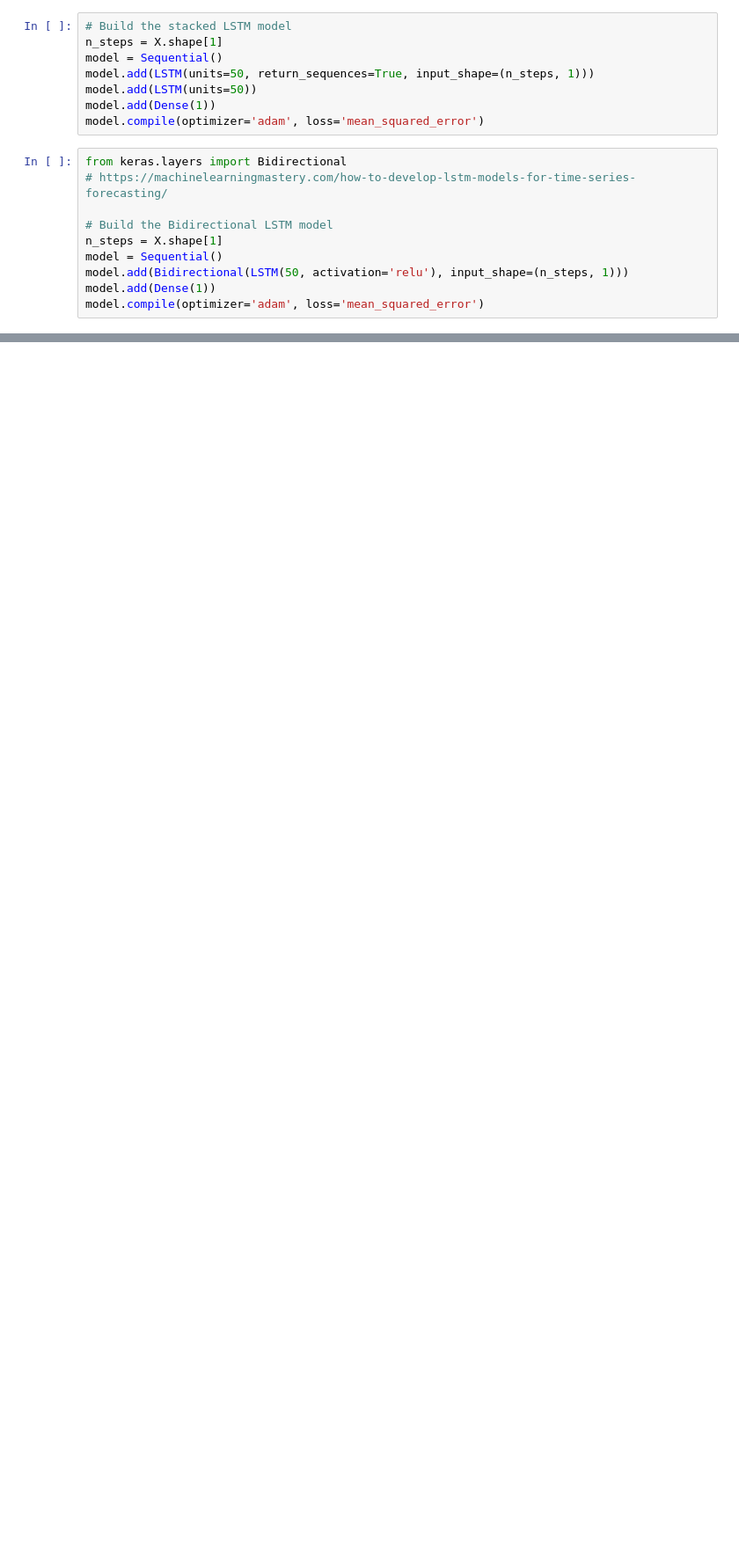
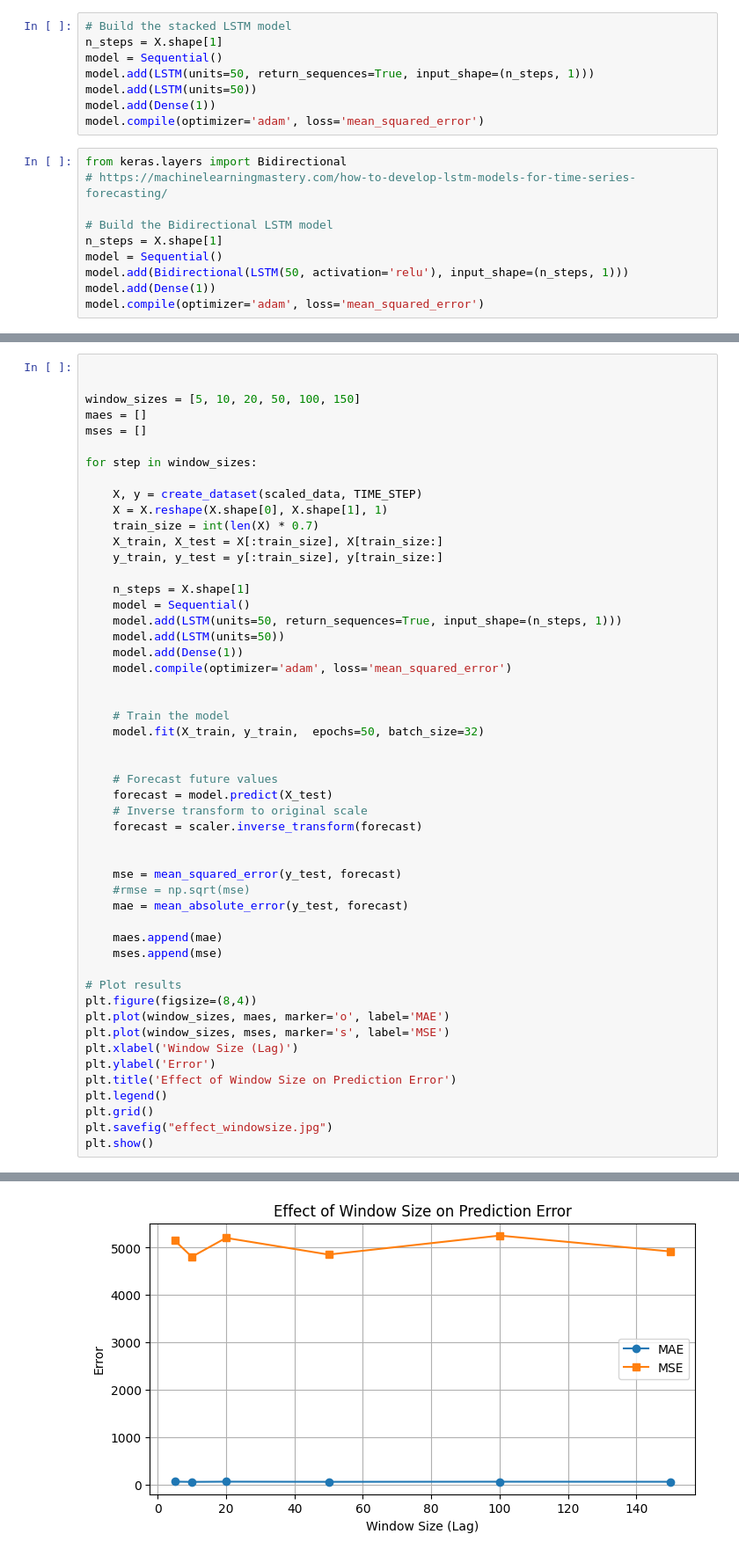
Before and after one commit to Lou1108/DeepLearning, a Jupyter notebook: Assignment1/LSTM.ipynb, the cells around one changed output, grey strips where cells are left out. Shown at 88% size. Cells and saved outputs as stored; diff of their text form; blank space fills up the shorter version.

```diff
--- a/Assignment1/LSTM.ipynb
+++ b/Assignment1/LSTM.ipynb
@@ -104,0 +165,52 @@ plt.show()
+# %%
+
+
+window_sizes = [5, 10, 20, 50, 100, 150]
+maes = []
+mses = []
+
+for step in window_sizes:
+
+    X, y = create_dataset(scaled_data, TIME_STEP)
+    X = X.reshape(X.shape[0], X.shape[1], 1)
+    train_size = int(len(X) * 0.7)
+    X_train, X_test = X[:train_size], X[train_size:]
+    y_train, y_test = y[:train_size], y[train_size:]
+
+    n_steps = X.shape[1]
+    model = Sequential()
+    model.add(LSTM(units=50, return_sequences=True, input_shape=(n_steps, 1)))
+    model.add(LSTM(units=50))
+    model.add(Dense(1))
+    model.compile(optimizer='adam', loss='mean_squared_error')
+
+
+    # Train the model
+    model.fit(X_train, y_train,  epochs=50, batch_size=32)
+
+
+    # Forecast future values
+    forecast = model.predict(X_test)
+    # Inverse transform to original scale
+    forecast = scaler.inverse_transform(forecast)
+
+
+    mse = mean_squared_error(y_test, forecast)
+    #rmse = np.sqrt(mse)
+    mae = mean_absolute_error(y_test, forecast)
+
+    maes.append(mae)
+    mses.append(mse)
+
+# Plot results
+plt.figure(figsize=(8,4))
+plt.plot(window_sizes, maes, marker='o', label='MAE')
+plt.plot(window_sizes, mses, marker='s', label='MSE')
+plt.xlabel('Window Size (Lag)')
+plt.ylabel('Error')
+plt.title('Effect of Window Size on Prediction Error')
+plt.legend()
+plt.grid()
+plt.savefig("effect_windowsize.jpg")
+plt.show()
+# %% [output]
@@ -104,0 +320 @@ plt.show()
+[figure, added]
```
Also changed, not shown: parts of 12 cells of this notebook.
